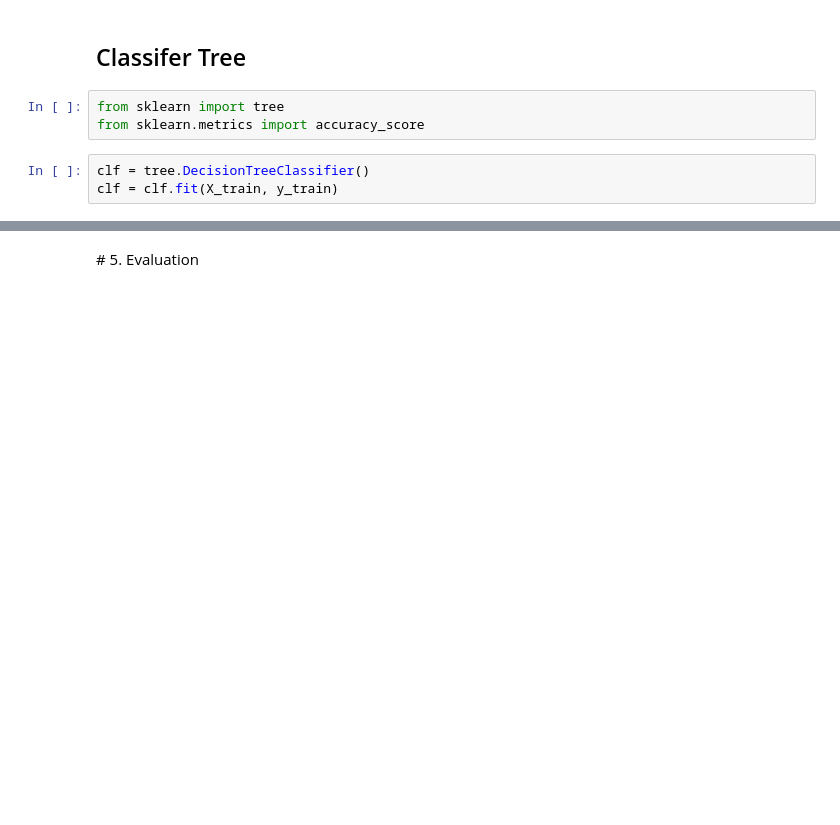
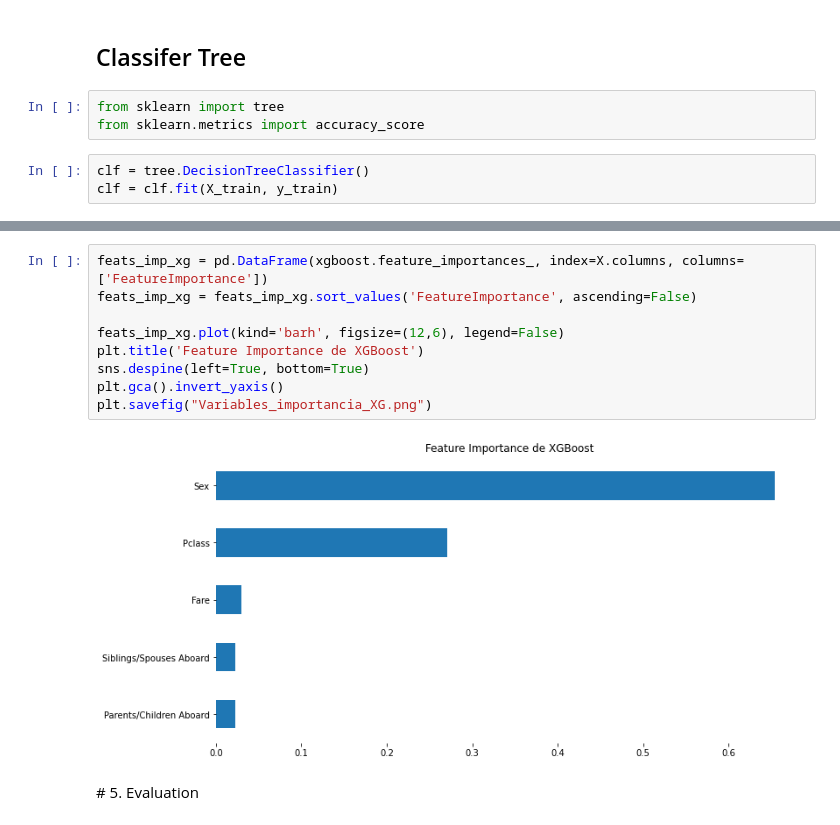
Before and after one commit to milioe/CursoAnalitica, a Jupyter notebook: Titanic.ipynb, the cells around one changed output, grey strips where cells are left out. Cells and saved outputs as stored; diff of their text form; blank space fills up the shorter version.

```diff
--- a/Titanic.ipynb
+++ b/Titanic.ipynb
@@ -361,2 +436,13 @@ accuracy_score(y_train, y_pred_clf)
+# %%
+feats_imp_xg = pd.DataFrame(xgboost.feature_importances_, index=X.columns, columns=['FeatureImportance'])
+feats_imp_xg = feats_imp_xg.sort_values('FeatureImportance', ascending=False)
+
+feats_imp_xg.plot(kind='barh', figsize=(12,6), legend=False)
+plt.title('Feature Importance de XGBoost')
+sns.despine(left=True, bottom=True)
+plt.gca().invert_yaxis()
+plt.savefig("Variables_importancia_XG.png")
+# %% [output]
+[figure, added]
 # %% [markdown]
 # 5. Evaluation
```
Also changed, not shown: parts of 32 cells of this notebook.
